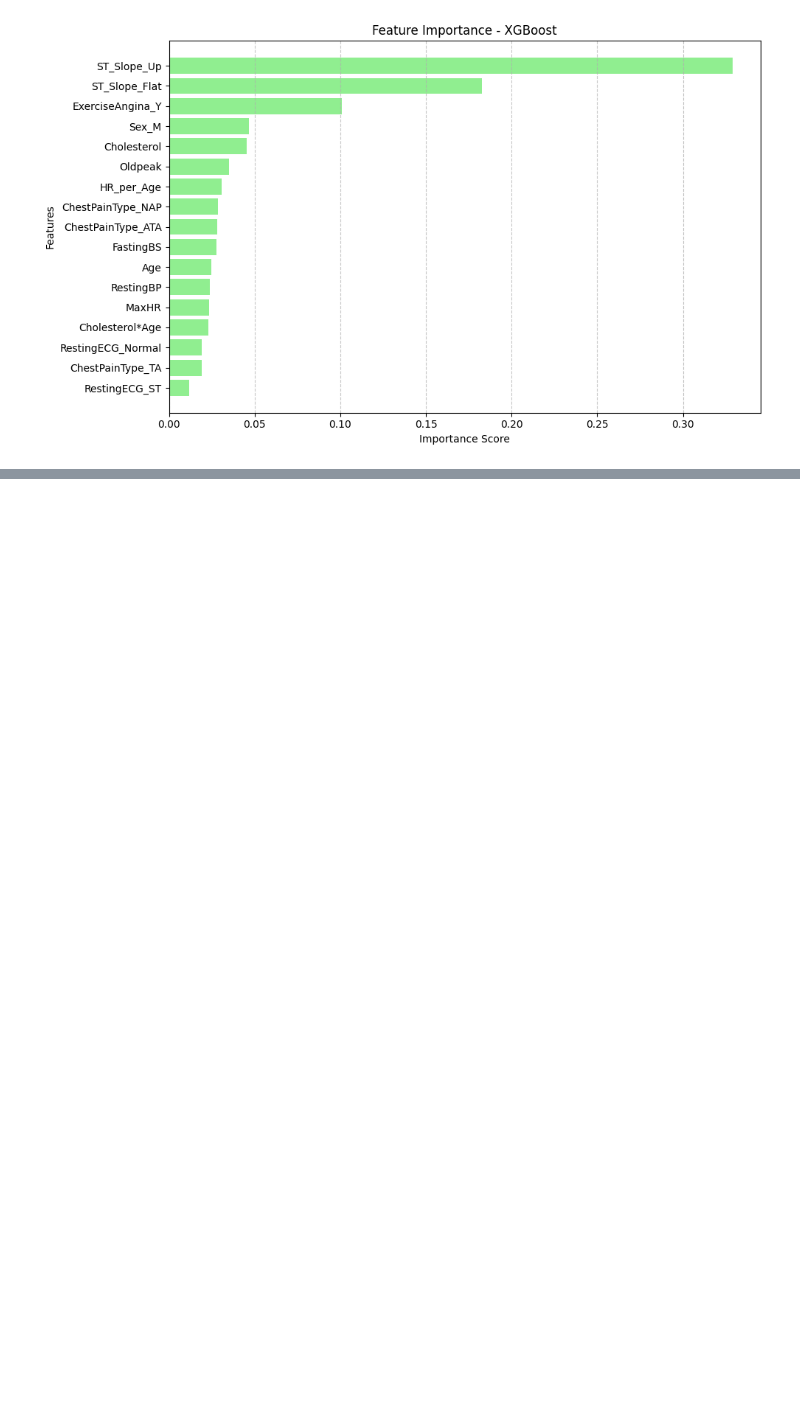
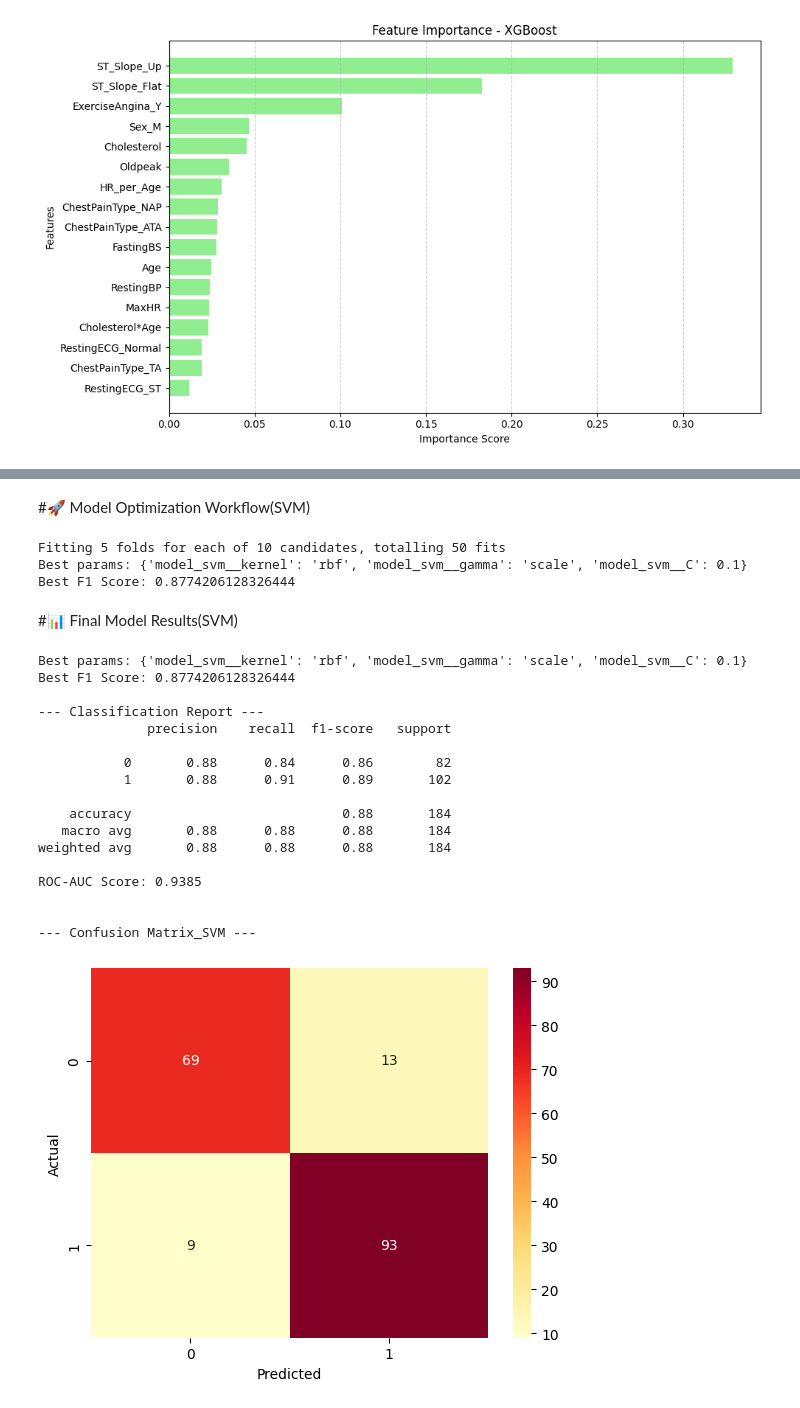
Before and after one commit to Ali13fffff/Heart-Disease-Prediction2, a Jupyter notebook: heart_disease_modeling.ipynb, the cells around one changed output, grey strips where cells are left out. Cells and saved outputs as stored; diff of their text form; code cells hidden in the pictures; blank space fills up the shorter version.

```diff
--- a/heart_disease_modeling.ipynb
+++ b/heart_disease_modeling.ipynb
@@ -317,0 +475,77 @@ Feature Importance:
+# %% [markdown]
+#🚀 Model Optimization Workflow(SVM)
+# %%
+
+
+
+pipeline_svm = Pipeline([
+    ('scaler_svm', StandardScaler()),
+    ('smote_svm', SMOTE(random_state=42)),
+    ('model_svm', SVC(probability=True, random_state=42))
+])
+
+param_grid_svm = {
+    'model_svm__C': [0.1, 1, 10, 100],
+    'model_svm__kernel': ['linear', 'rbf', 'poly'],
+    'model_svm__gamma': ['scale', 'auto']
+}
+
+svm_cv = RandomizedSearchCV(
+    estimator=pipeline_svm,
+    param_distributions=param_grid_svm,
+    n_iter=10,
+    scoring='f1',
+    cv=5,
+    n_jobs=-1,
+    random_state=42,
+    verbose=1
+)
+
+svm_cv.fit(X_train, y_train)
+
+print("Best params:", svm_cv.best_params_)
+print("Best F1 Score:", svm_cv.best_score_)
+# %% [output]
+Fitting 5 folds for each of 10 candidates, totalling 50 fits
+Best params: {'model_svm__kernel': 'rbf', 'model_svm__gamma': 'scale', 'model_svm__C': 0.1}
+Best F1 Score: 0.8774206128326444
+# %% [markdown]
+#📊 Final Model Results(SVM)
+# %%
+best_model_svm = svm_cv.best_estimator_
+y_pred_svm = best_model_svm.predict(X_test)
+y_pred_proba_svm = best_model_svm.predict_proba(X_test)[:, 1]
+
+print(f"Best params: {svm_cv.best_params_}")
+print(f"Best F1 Score: {svm_cv.best_score_}")
+
+print("\n--- Classification Report ---")
+print(classification_report(y_test, y_pred_svm))
+
+roc_auc_svm = roc_auc_score(y_test, y_pred_proba_svm)
+print(f"ROC-AUC Score: {roc_auc_svm:.4f}\n")
+
+print("\n--- Confusion Matrix_SVM ---")
+sns.heatmap(confusion_matrix(y_test, y_pred_svm), annot=True, fmt='d', cmap='YlOrRd')
+plt.xlabel('Predicted')
+plt.ylabel('Actual')
+plt.show()
+# %% [output]
+Best params: {'model_svm__kernel': 'rbf', 'model_svm__gamma': 'scale', 'model_svm__C': 0.1}
+Best F1 Score: 0.8774206128326444
+
+--- Classification Report ---
+              precision    recall  f1-score   support
+
+           0       0.88      0.84      0.86        82
+           1       0.88      0.91      0.89       102
+
+    accuracy                           0.88       184
+   macro avg       0.88      0.88      0.88       184
+weighted avg       0.88      0.88      0.88       184
+
+ROC-AUC Score: 0.9385
+
+
+--- Confusion Matrix_SVM ---
+[figure, added]
```
Also changed, not shown: parts of 17 cells of this notebook.
